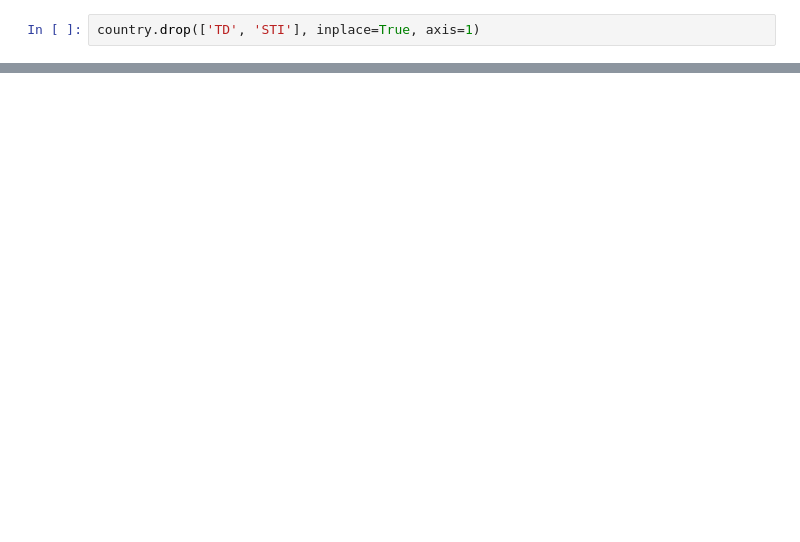
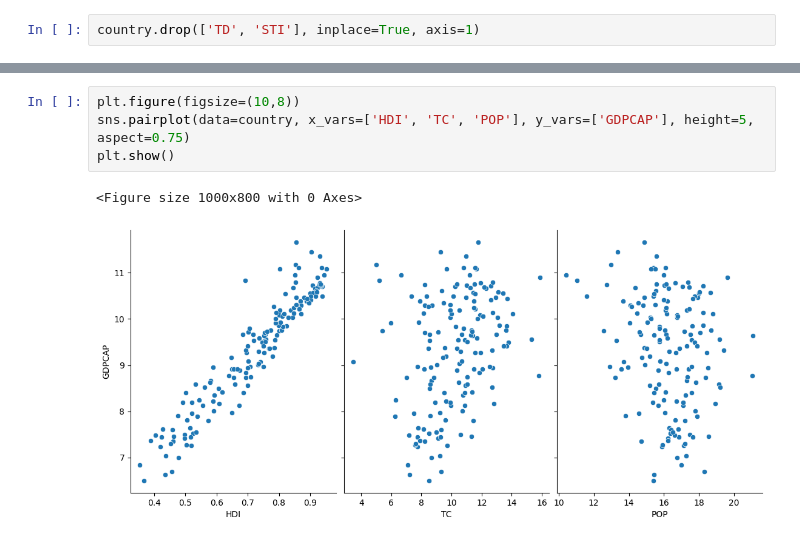
Before and after one commit to andidprastyo/Compfest-DSA-2023, a Jupyter notebook: analysis_new.ipynb, the cells around one changed output, grey strips where cells are left out. Saved outputs shown, nothing was run; the diff lists cells and outputs as text; blank space fills up the shorter version.

Commit message:
Boxplot, Scatterplot and Linear Regression

```diff
--- a/analysis_new.ipynb
+++ b/analysis_new.ipynb
@@ -190,0 +201,7 @@ country
+# %%
+plt.figure(figsize=(10,8))
+sns.pairplot(data=country, x_vars=['HDI', 'TC', 'POP'], y_vars=['GDPCAP'], height=5, aspect=0.75)
+plt.show()
+# %% [output]
+<Figure size 1000x800 with 0 Axes>
+[figure, added]
```
Also changed, not shown: parts of 10 cells of this notebook.
